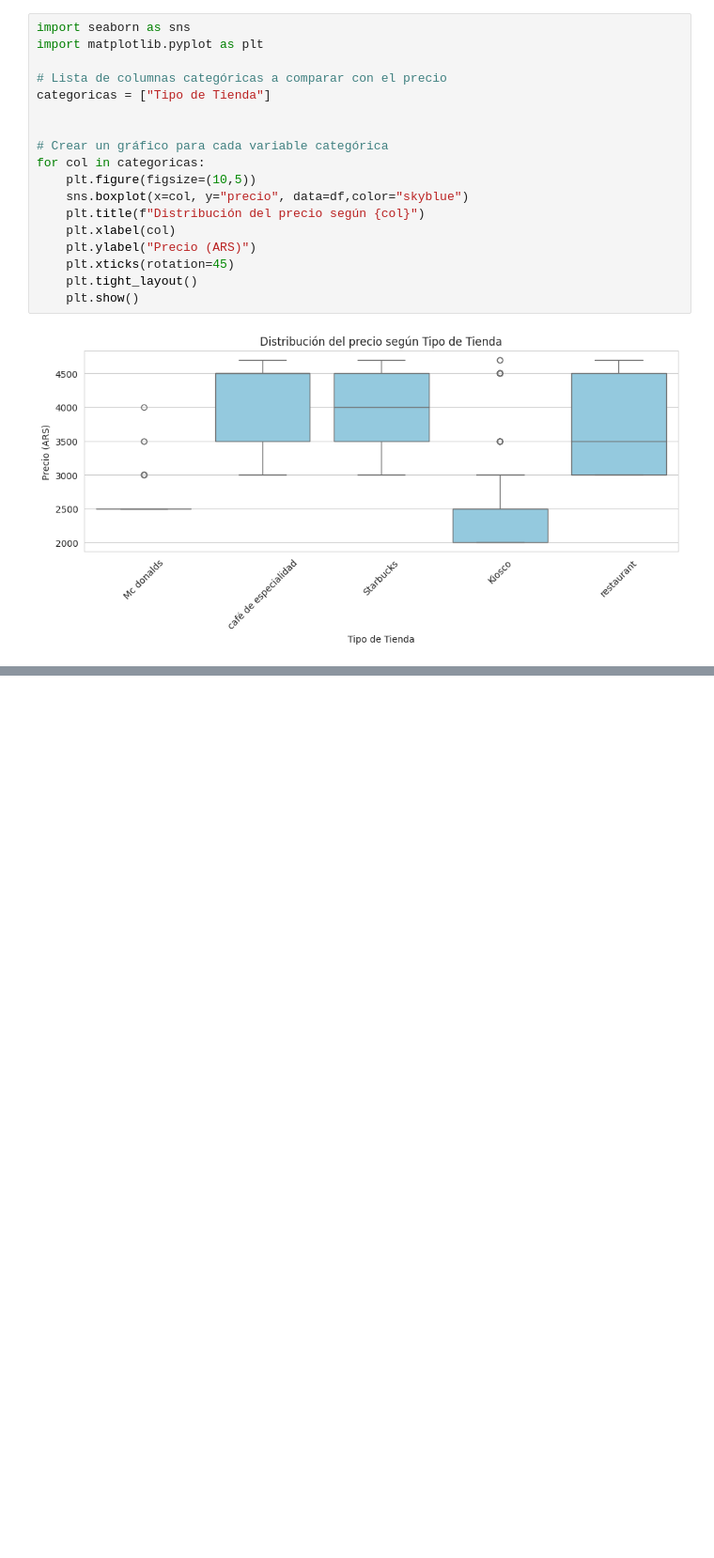
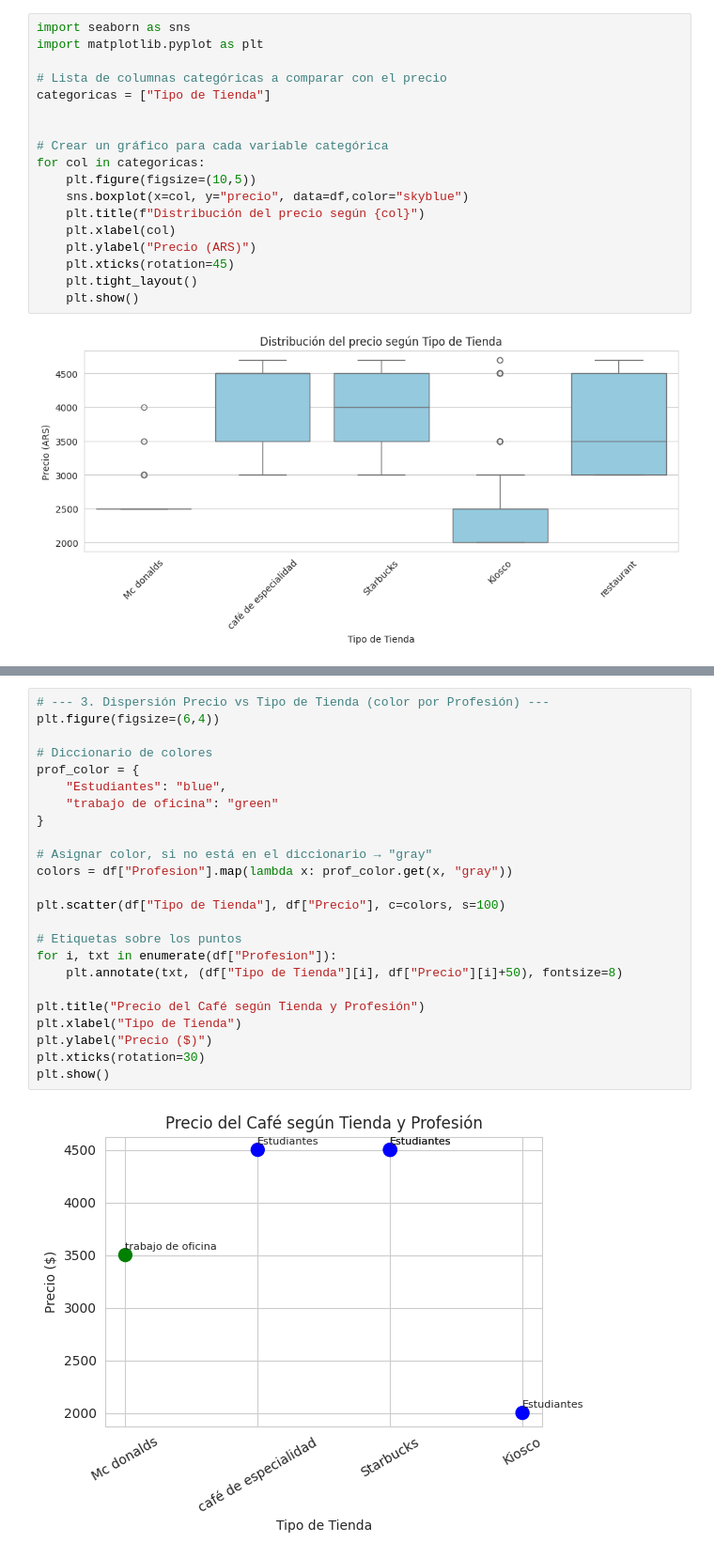
Before and after one commit to estemartinez87-cell/ProyectoConsumodeCafeI-MartinezEstela, a Jupyter notebook: Analisis_del_consumo_del_cafe.ipynb, the cells around one changed output, grey strips where cells are left out. Shown at 94% size. Drawn from its saved outputs; the diff is of its cells as text; blank space fills up the shorter version.

```diff
--- a/Analisis_del_consumo_del_cafe.ipynb
+++ b/Analisis_del_consumo_del_cafe.ipynb
@@ -155,0 +208,26 @@ for col in categoricas:
+# %%
+# --- 3. Dispersión Precio vs Tipo de Tienda (color por Profesión) ---
+plt.figure(figsize=(6,4))
+
+# Diccionario de colores
+prof_color = {
+    "Estudiantes": "blue",
+    "trabajo de oficina": "green"
+}
+
+# Asignar color, si no está en el diccionario → "gray"
+colors = df["Profesion"].map(lambda x: prof_color.get(x, "gray"))
+
+plt.scatter(df["Tipo de Tienda"], df["Precio"], c=colors, s=100)
+
+# Etiquetas sobre los puntos
+for i, txt in enumerate(df["Profesion"]):
+    plt.annotate(txt, (df["Tipo de Tienda"][i], df["Precio"][i]+50), fontsize=8)
+
+plt.title("Precio del Café según Tienda y Profesión")
+plt.xlabel("Tipo de Tienda")
+plt.ylabel("Precio ($)")
+plt.xticks(rotation=30)
+plt.show()
+# %% [output]
+[figure, added]
```
Also changed, not shown: parts of 5 cells of this notebook.
